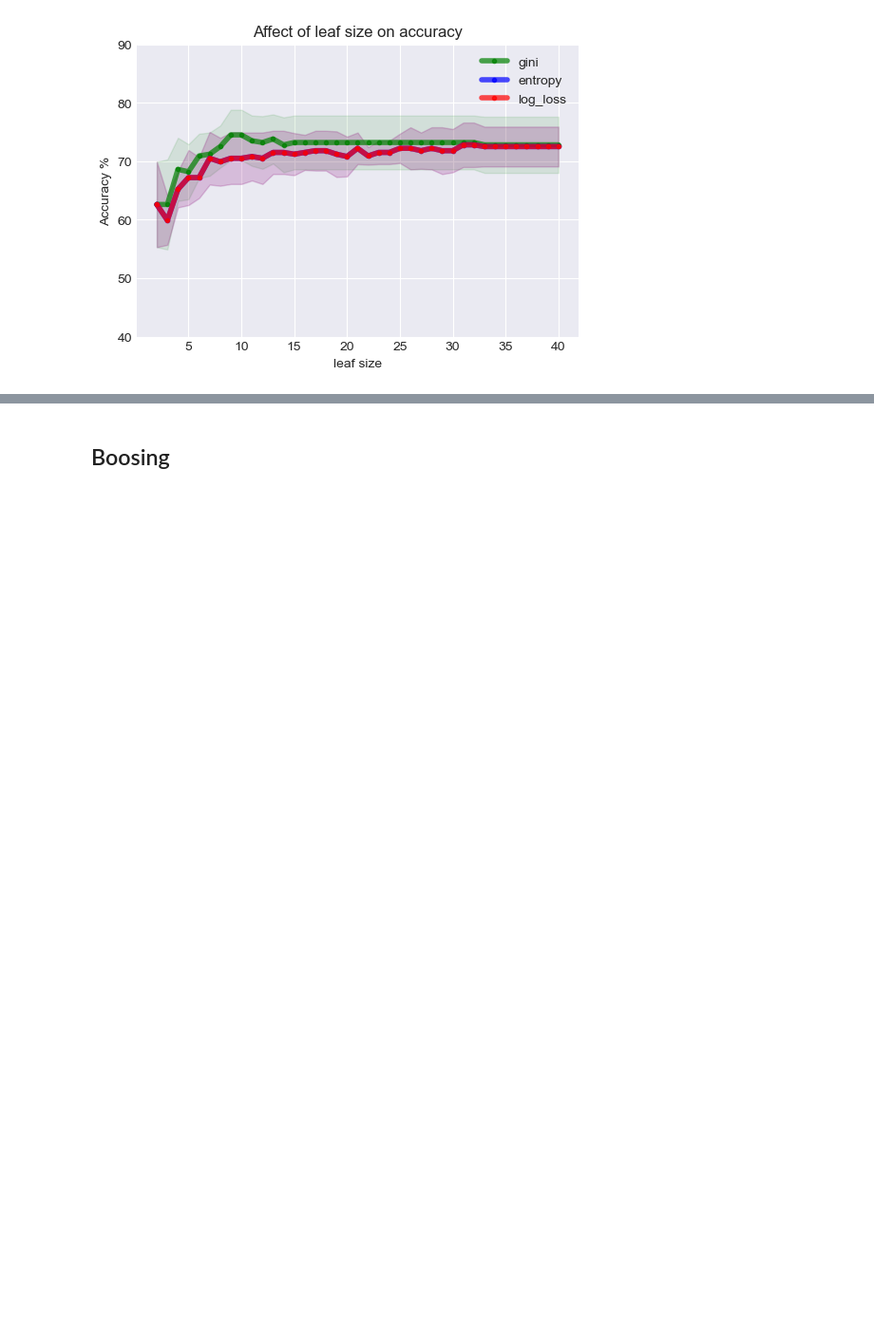
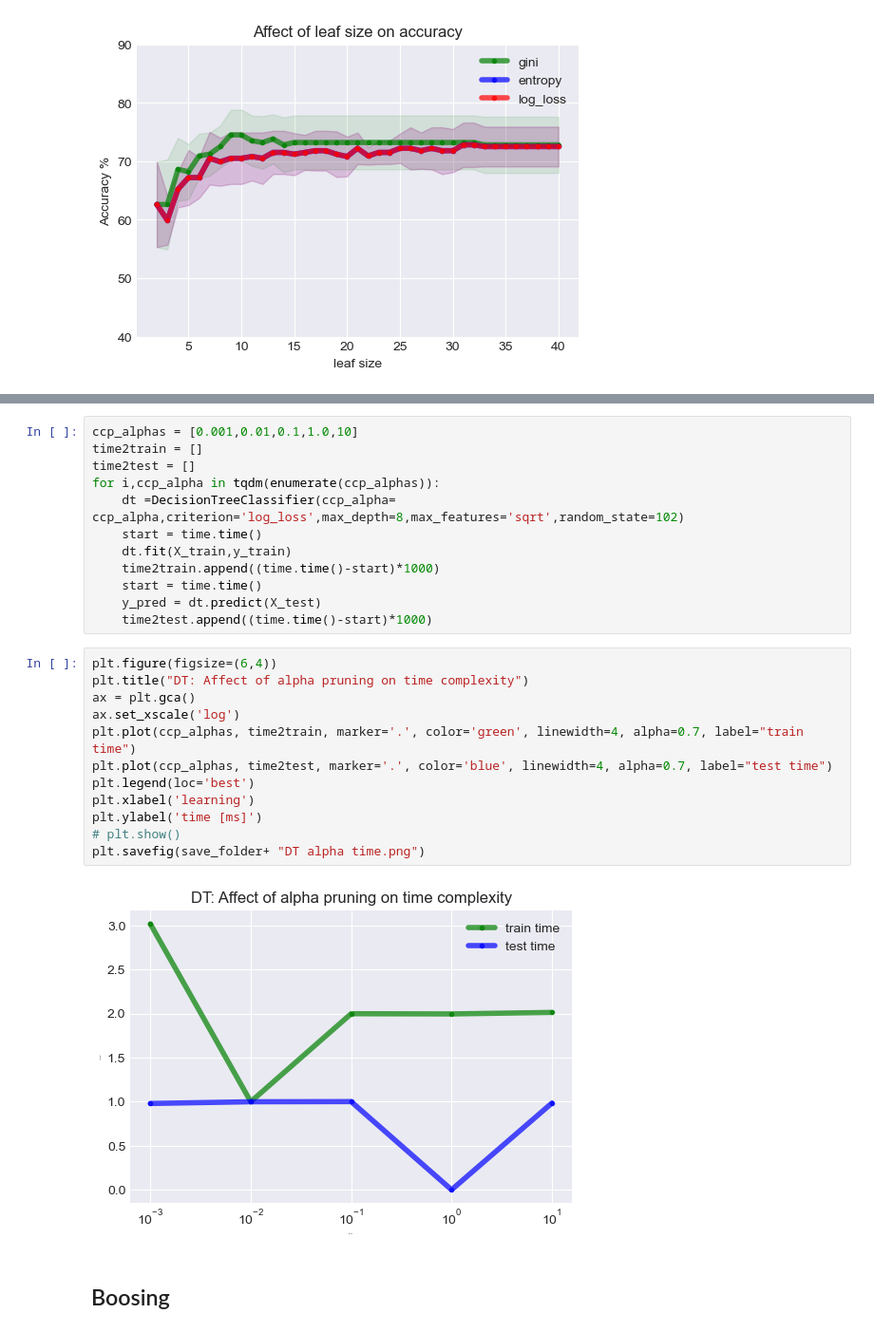
Before and after one commit to Alijafr/ML, a Jupyter notebook: assignment 1/code/Heart attack prediction .ipynb, the cells around one changed output, grey strips where cells are left out. Shown at 95% size. Cells and saved outputs as stored; diff of their text form; blank space fills up the shorter version.

```diff
--- a/assignment 1/code/Heart attack prediction .ipynb
+++ b/assignment 1/code/Heart attack prediction .ipynb
@@ -827,3 +890,29 @@ plt.show()
+# %%
+ccp_alphas = [0.001,0.01,0.1,1.0,10]
+time2train = []
+time2test = []
+for i,ccp_alpha in tqdm(enumerate(ccp_alphas)):
+    dt =DecisionTreeClassifier(ccp_alpha= ccp_alpha,criterion='log_loss',max_depth=8,max_features='sqrt',random_state=102)
+    start = time.time()
+    dt.fit(X_train,y_train)
+    time2train.append((time.time()-start)*1000)
+    start = time.time()
+    y_pred = dt.predict(X_test)
+    time2test.append((time.time()-start)*1000)
+# %%
+plt.figure(figsize=(6,4))
+plt.title("DT: Affect of alpha pruning on time complexity")
+ax = plt.gca()
+ax.set_xscale('log')
+plt.plot(ccp_alphas, time2train, marker='.', color='green', linewidth=4, alpha=0.7, label="train time")
+plt.plot(ccp_alphas, time2test, marker='.', color='blue', linewidth=4, alpha=0.7, label="test time")
+plt.legend(loc='best')
+plt.xlabel('learning')
+plt.ylabel('time [ms]')
+# plt.show()
+plt.savefig(save_folder+ "DT alpha time.png")
+# %% [output]
+[figure, added]
 # %% [markdown]
 ## Boosing
 # %%
```
Also changed, not shown: parts of 6 cells of this notebook, 17 other files.
